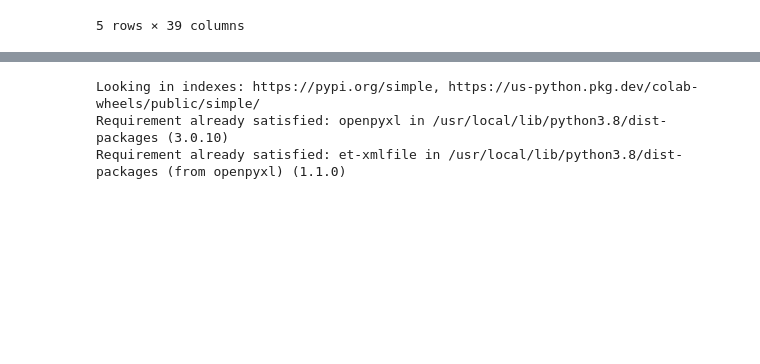
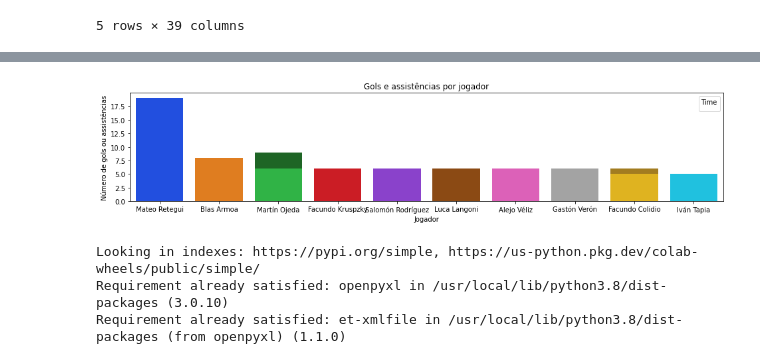
Before and after one commit to fernandopaguiar/Sports-Analytics-Python, a Jupyter notebook: Scout.ipynb, the cells around one changed output, grey strips where cells are left out. Saved outputs shown, nothing was run; the diff lists cells and outputs as text; code cells hidden in the pictures; blank space fills up the shorter version.

```diff
--- a/Scout.ipynb
+++ b/Scout.ipynb
@@ -471,0 +500,20 @@ plt.show()
+# %%
+# classificar o DataFrame com base nas pontuações de gols e assistências
+jogadores_sub23 = jogadores_arg_sub23.sort_values(by=['Gols', 'Assistencias'], ascending=False)
+
+# filtrar o DataFrame para incluir apenas os primeiros 10 jogadores
+jogadores_sub23 = jogadores_sub23.head(10)
+
+# plotar o gráfico de barras empilhadas
+plt.figure(figsize=(16,3))
+sns.barplot(x='Jogador', y='Assistencias', data=jogadores_sub23, palette='dark')
+sns.barplot(x='Jogador', y='Gols', data=jogadores_sub23, palette='bright')
+
+
+# personalizar o gráfico
+plt.title('Gols e assistências por jogador')
+plt.xlabel('Jogador')
+plt.ylabel('Número de gols ou assistências')
+plt.legend(title='Time')
+plt.show()
+# %% [output]
@@ -472,3 +521,4 @@ plt.show()
+[figure, added]
 # %%
 pip install openpyxl
 # %% [output]
```
Also changed, not shown: parts of 4 cells of this notebook.
